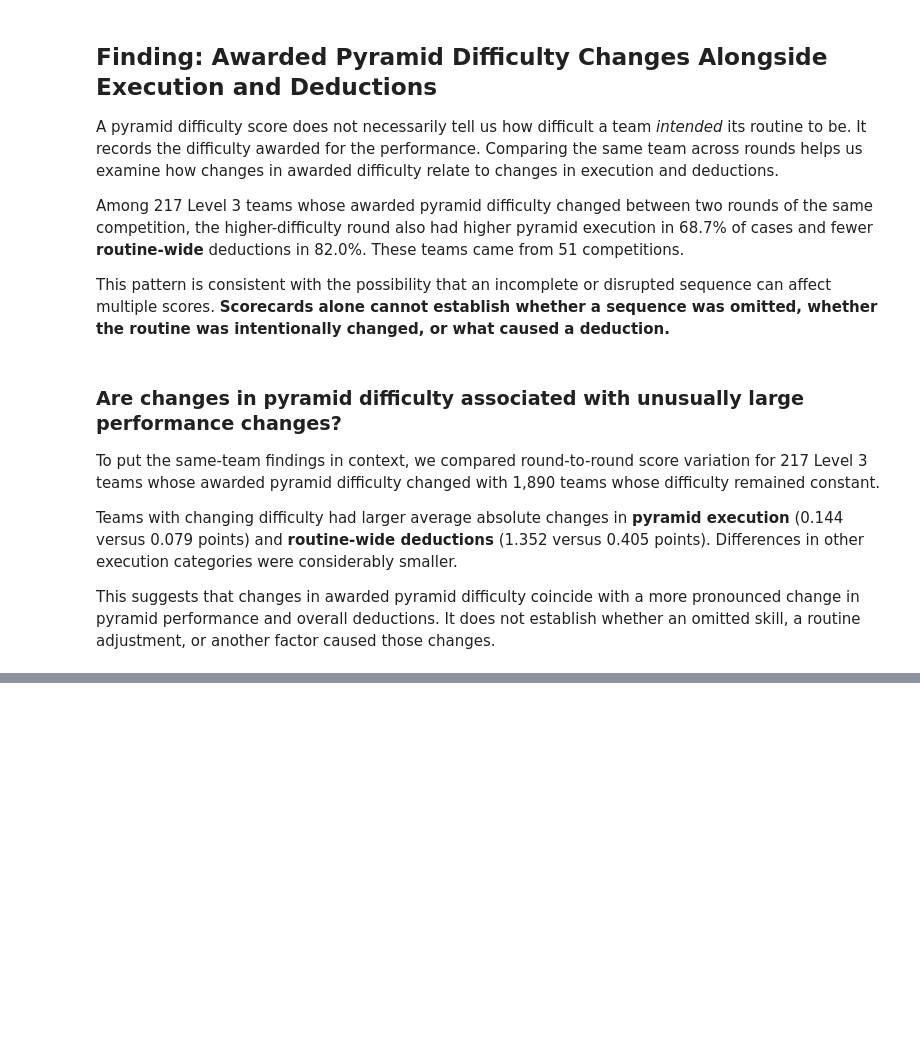
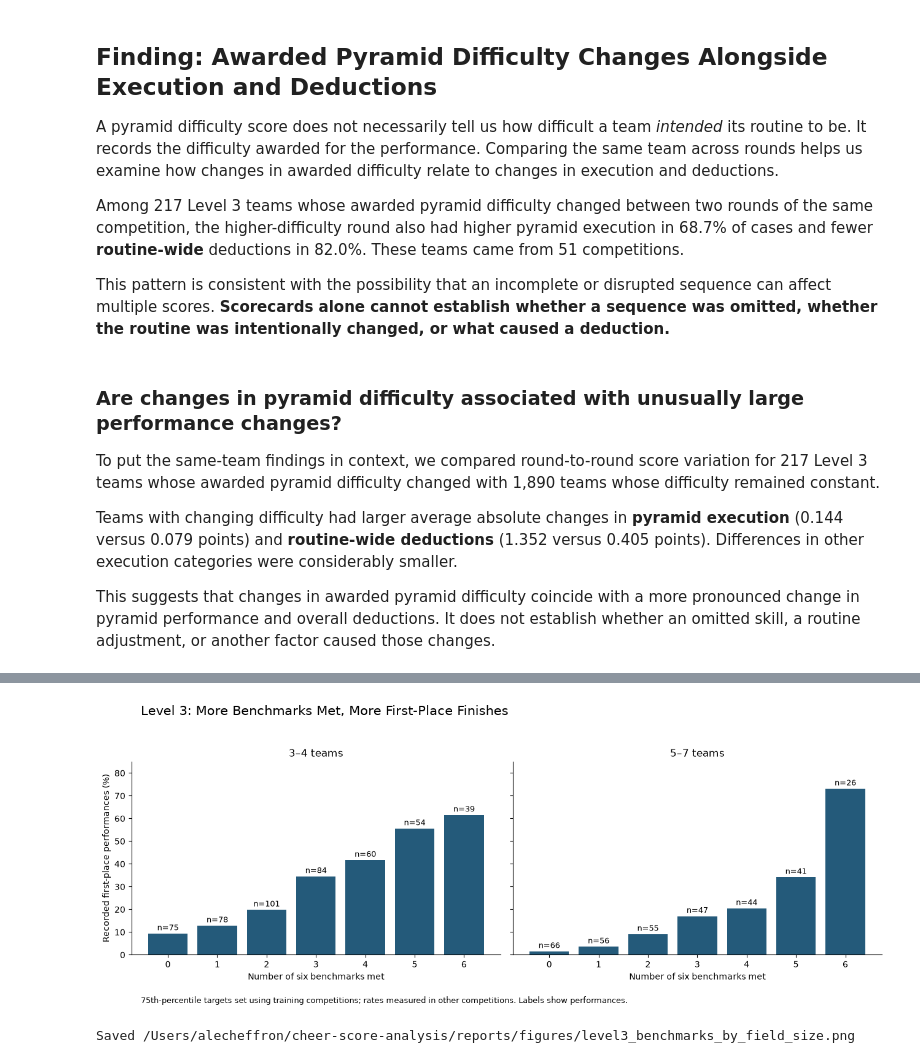
Before and after one commit to alecrheffron/cheer-score-anlaysis, a Jupyter notebook: notebooks/02_findings_visuals.ipynb, the cells around one changed output, grey strips where cells are left out. Saved outputs shown, nothing was run; the diff lists cells and outputs as text; code cells hidden in the pictures; blank space fills up the shorter version.

```diff
--- a/notebooks/02_findings_visuals.ipynb
+++ b/notebooks/02_findings_visuals.ipynb
@@ -778,0 +921,78 @@ plt.show()
+# %%
+level3_detail = benchmark_data[
+    (benchmark_data["level"] == "3")
+    & (benchmark_data["scorecard_max"] == 50)
+    & (benchmark_data["field_size"].between(3, 7))
+].copy()
+
+level3_detail["field_group"] = pd.cut(
+    level3_detail["field_size"],
+    bins=[2, 4, 7],
+    labels=["3–4 teams", "5–7 teams"],
+)
+
+detail = (
+    level3_detail.groupby(
+        ["field_group", "benchmarks_met_75"], observed=True
+    )
+    .agg(
+        performances=("rank", "size"),
+        first_places=("recorded_first_place", "sum"),
+    )
+    .reset_index()
+)
+detail["first_place_pct"] = (
+    100 * detail["first_places"] / detail["performances"]
+)
+
+fig, axes = plt.subplots(1, 2, figsize=(13, 5), sharey=True)
+
+for ax, field_group in zip(axes, ["3–4 teams", "5–7 teams"]):
+    panel = detail[
+        detail["field_group"].astype(str) == field_group
+    ].sort_values("benchmarks_met_75")
+
+    bars = ax.bar(
+        panel["benchmarks_met_75"],
+        panel["first_place_pct"],
+        color="#245A7A",
+    )
+
+    for bar, n in zip(bars, panel["performances"]):
+        ax.text(
+            bar.get_x() + bar.get_width() / 2,
+            bar.get_height() + 1.5,
+            f"n={int(n)}",
+            ha="center",
+            fontsize=9,
+        )
+
+    ax.set_title(field_group)
+    ax.set_xticks(range(7))
+    ax.set_xlabel("Number of six benchmarks met")
+    ax.spines[["top", "right"]].set_visible(False)
+
+axes[0].set_ylabel("Recorded first-place performances (%)")
+axes[0].set_ylim(0, 85)
+
+fig.suptitle(
+    "Level 3: More Benchmarks Met, More First-Place Finishes",
+    x=0.06, ha="left", fontsize=15,
+)
+fig.text(
+    0.06, 0.01,
+    "75th-percentile targets set using training competitions; "
+    "rates measured in other competitions. Labels show performances.",
+    fontsize=9,
+)
+fig.tight_layout(rect=[0, 0.05, 1, 0.94])
+
+figure_path = (
+    PROJECT_ROOT / "reports" / "figures" / "level3_benchmarks_by_field_size.png"
+)
+fig.savefig(figure_path, dpi=200, bbox_inches="tight")
+plt.show()
+print(f"Saved {figure_path}")
+# %% [output]
+[figure, added]
+Saved /Users/alecheffron/cheer-score-analysis/reports/figures/level3_benchmarks_by_field_size.png
```
Also changed, not shown: parts of 11 cells of this notebook, 11 other files.
